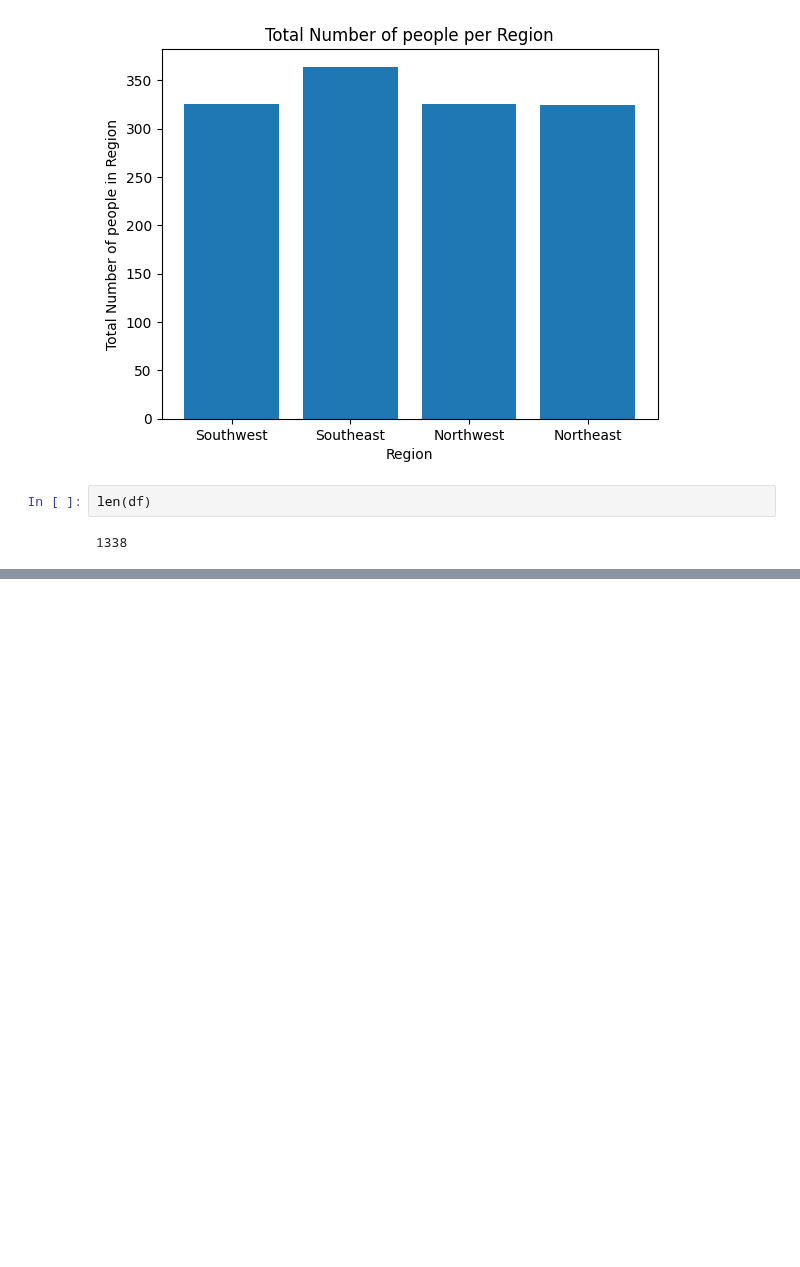
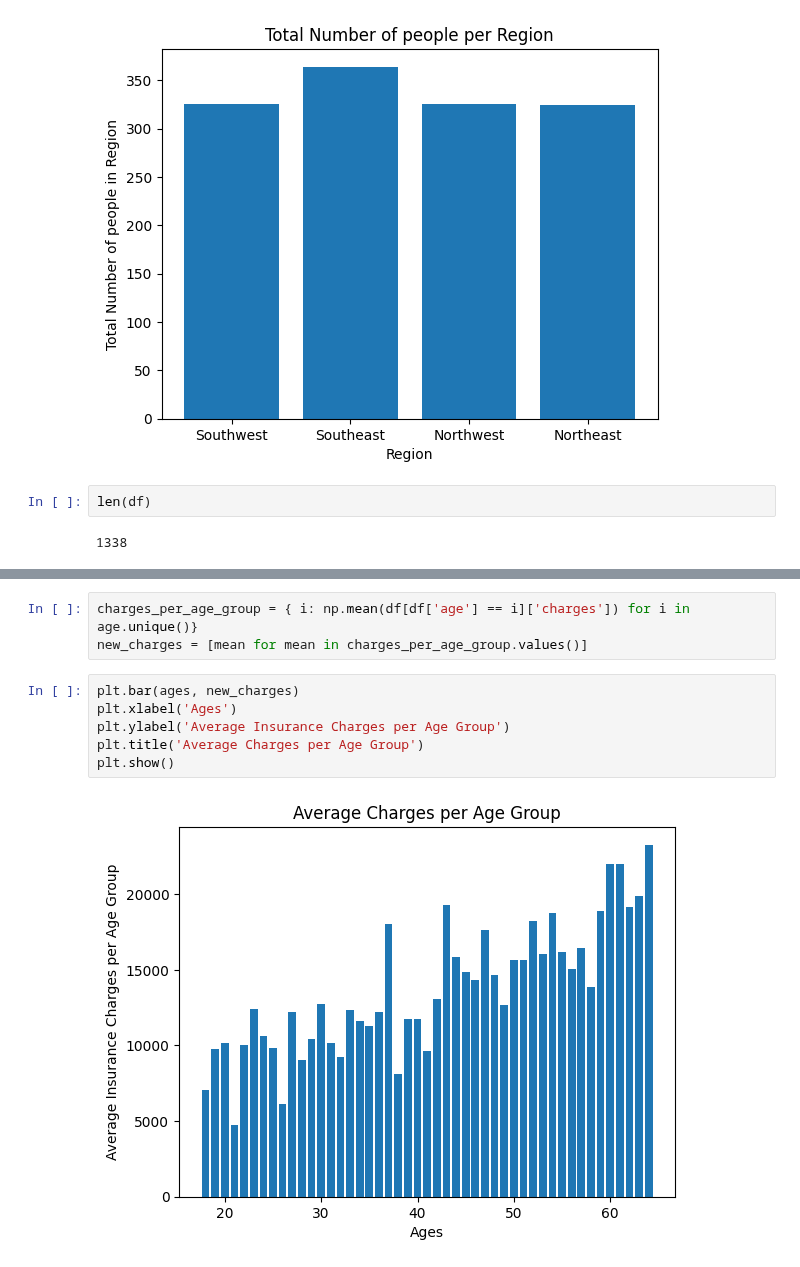
Before and after one commit to lewinskie254/eda, a Jupyter notebook: bivariate_stats.ipynb, the cells around one changed output, grey strips where cells are left out. Saved outputs shown, nothing was run; the diff lists cells and outputs as text; blank space fills up the shorter version.

```diff
--- a/bivariate_stats.ipynb
+++ b/bivariate_stats.ipynb
@@ -101,0 +149,11 @@ len(df)
+# %%
+charges_per_age_group = { i: np.mean(df[df['age'] == i]['charges']) for i in age.unique()}
+new_charges = [mean for mean in charges_per_age_group.values()]
+# %%
+plt.bar(ages, new_charges)
+plt.xlabel('Ages')
+plt.ylabel('Average Insurance Charges per Age Group')
+plt.title('Average Charges per Age Group')
+plt.show()
+# %% [output]
+[figure, added]
```
Also changed, not shown: parts of 6 cells of this notebook.
